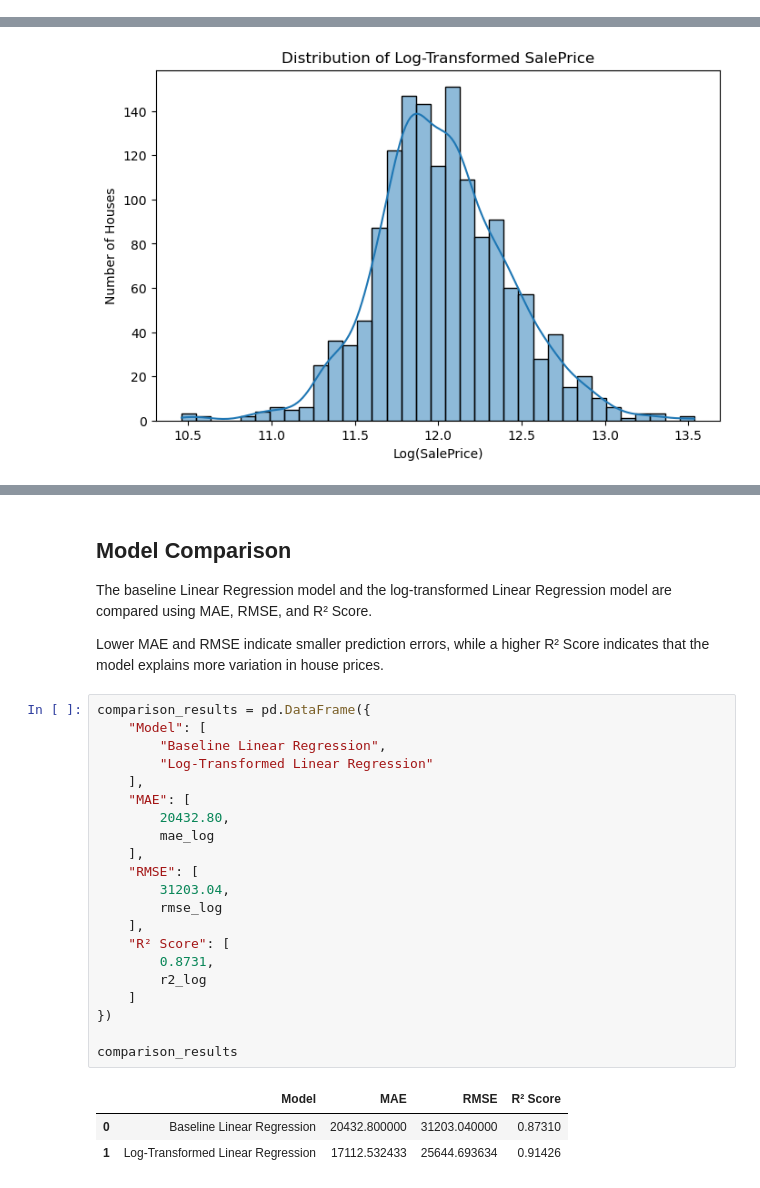
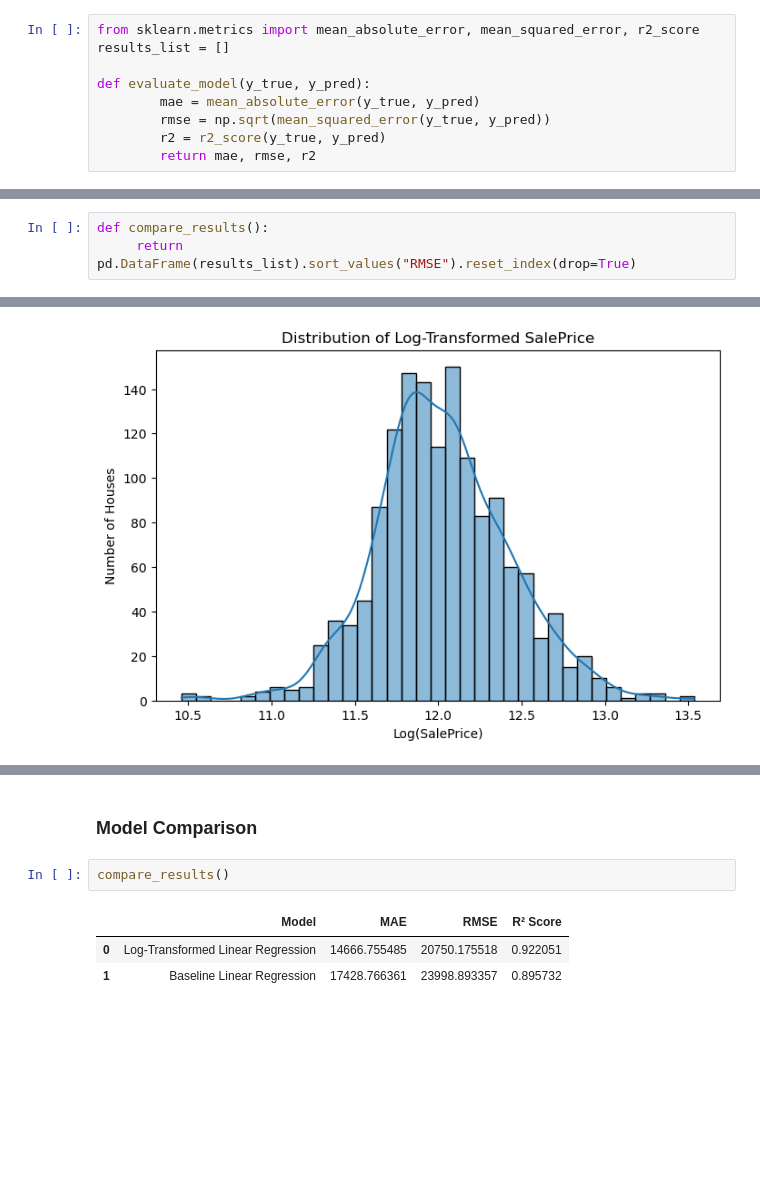
Before and after one commit to anushka2586/House-Price-Prediction-Model, a Jupyter notebook: housepriceprediction.ipynb, the cells around one changed output, grey strips where cells are left out. Drawn from its saved outputs; the diff is of its cells as text; blank space fills up the shorter version.

```diff
--- a/housepriceprediction.ipynb
+++ b/housepriceprediction.ipynb
@@ -360,0 +317,9 @@ x_val_encoded: (292, 283)
+# %%
+from sklearn.metrics import mean_absolute_error, mean_squared_error, r2_score
+results_list = []
+
+def evaluate_model(y_true, y_pred):
+        mae = mean_absolute_error(y_true, y_pred)
+        rmse = np.sqrt(mean_squared_error(y_true, y_pred))
+        r2 = r2_score(y_true, y_pred)
+        return mae, rmse, r2
@@ -361 +335,4 @@ x_val_encoded: (292, 283)
+# %%
+def compare_results():
+     return pd.DataFrame(results_list).sort_values("RMSE").reset_index(drop=True)
 # %% [markdown]
@@ -582,32 +496,9 @@ plt.show()
 # %% [markdown]
-## Model Comparison
-
-The baseline Linear Regression model and the log-transformed Linear Regression model are compared using MAE, RMSE, and R² Score.
-
-Lower MAE and RMSE indicate smaller prediction errors, while a higher R² Score indicates that the model explains more variation in house prices.
+### Model Comparison
 # %%
-comparison_results = pd.DataFrame({
-    "Model": [
-        "Baseline Linear Regression",
-        "Log-Transformed Linear Regression"
-    ],
-    "MAE": [
-        20432.80,
-        mae_log
-    ],
-    "RMSE": [
-        31203.04,
-        rmse_log
-    ],
-    "R² Score": [
-        0.8731,
-        r2_log
-    ]
-})
-
-comparison_results
+compare_results()
 # %% [output]
 |  | Model | MAE | RMSE | R² Score |
-| 0 | Baseline Linear Regression | 20432.800000 | 31203.040000 | 0.87310 |
-| 1 | Log-Transformed Linear Regression | 17112.532433 | 25644.693634 | 0.91426 |
+| 0 | Log-Transformed Linear Regression | 14666.755485 | 20750.175518 | 0.922051 |
+| 1 | Baseline Linear Regression | 17428.766361 | 23998.893357 | 0.895732 |
 # %% [markdown]
```
Also changed, not shown: parts of 80 cells of this notebook, 1 other file.
